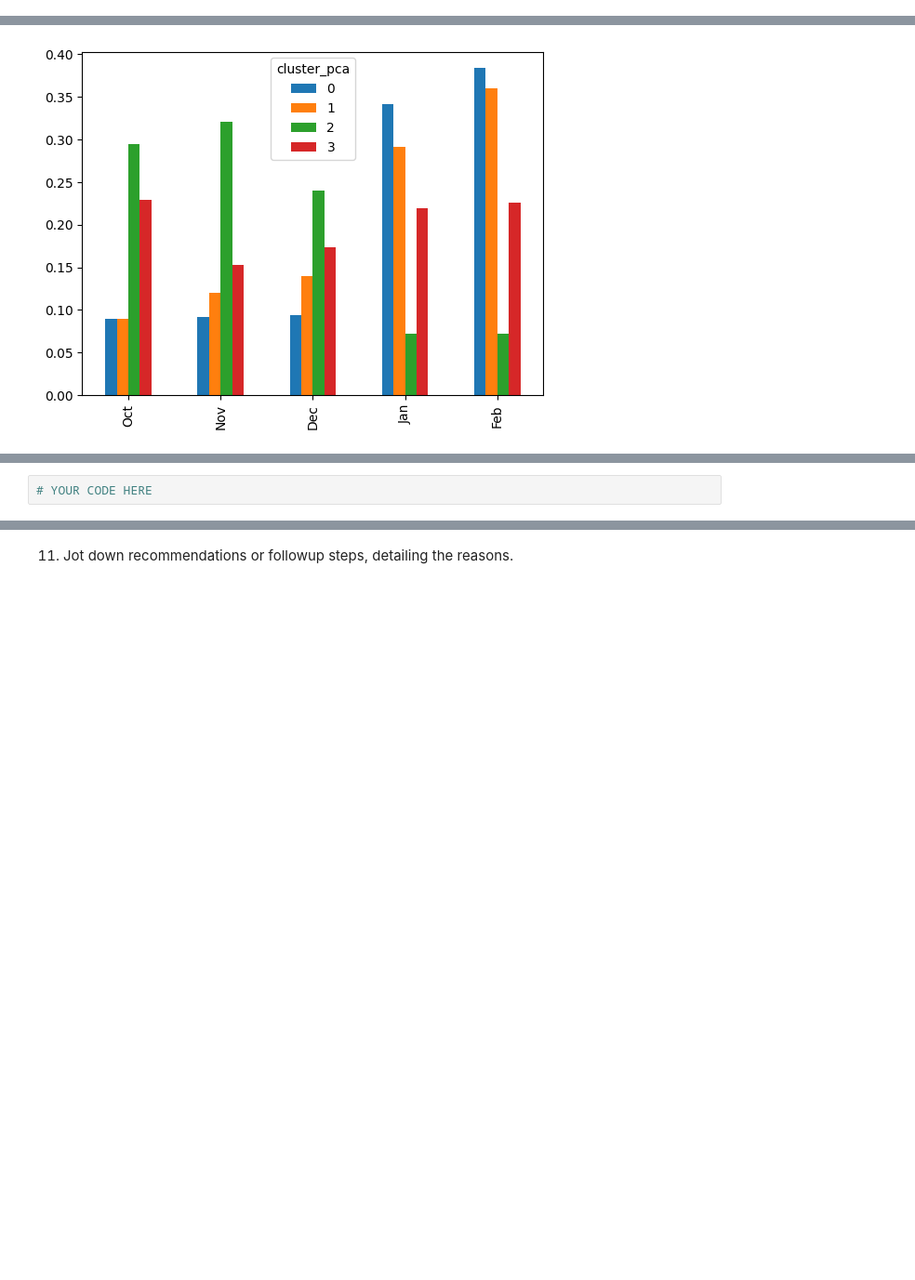
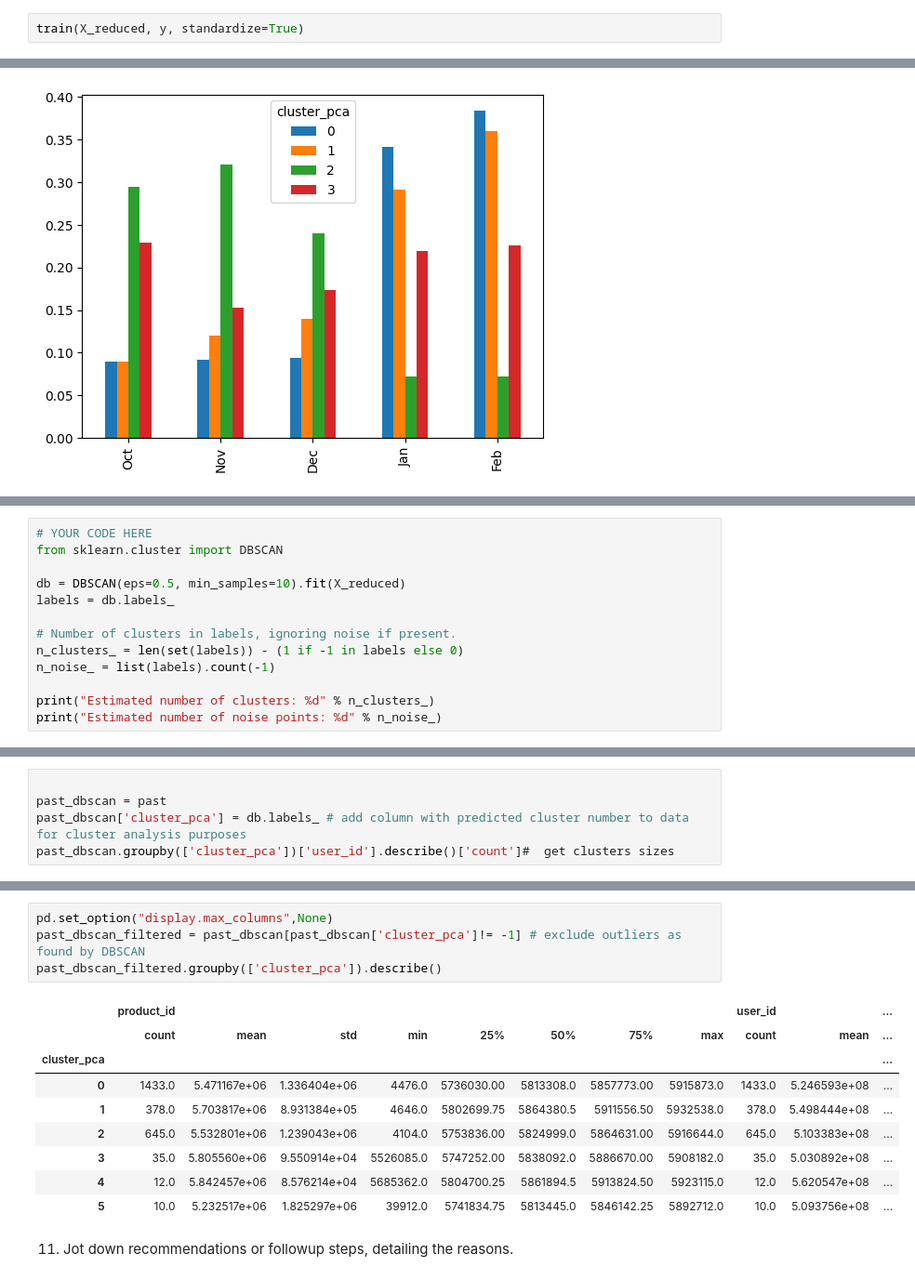
Before and after one commit to MonuSingh16/mle-work, a Jupyter notebook: assignments/week-08-unsupervised-ml/nb/new-product-launch.ipynb, the cells around one changed output, grey strips where cells are left out. Shown at 93% size. Drawn from its saved outputs; the diff is of its cells as text; blank space fills up the shorter version.

```diff
--- a/assignments/week-08-unsupervised-ml/nb/new-product-launch.ipynb
+++ b/assignments/week-08-unsupervised-ml/nb/new-product-launch.ipynb
@@ -224,3 +226,5 @@ train(X,y)
 weighted avg       0.68      0.68      0.68      1000
 # %% [markdown]
 Similarly, apply the pipeline on the reduced / engineered features `X_reduced`. Should you include standardization in the pipeline?
+# %%
+train(X_reduced, y, standardize=True)
@@ -387,2 +408,13 @@ plt_data.plot(kind="bar")
 # %%
 # YOUR CODE HERE
+from sklearn.cluster import DBSCAN
+
+db = DBSCAN(eps=0.5, min_samples=10).fit(X_reduced)
+labels = db.labels_
+
+# Number of clusters in labels, ignoring noise if present.
+n_clusters_ = len(set(labels)) - (1 if -1 in labels else 0)
+n_noise_ = list(labels).count(-1)
+
+print("Estimated number of clusters: %d" % n_clusters_)
+print("Estimated number of noise points: %d" % n_noise_)
@@ -388,0 +424,5 @@ plt_data.plot(kind="bar")
+# %%
+
+past_dbscan = past
+past_dbscan['cluster_pca'] = db.labels_ # add column with predicted cluster number to data for cluster analysis purposes
+past_dbscan.groupby(['cluster_pca'])['user_id'].describe()['count']#  get clusters sizes
@@ -389,2 +439,16 @@ plt_data.plot(kind="bar")
+# %%
+pd.set_option("display.max_columns",None)
+past_dbscan_filtered = past_dbscan[past_dbscan['cluster_pca']!= -1] # exclude outliers as found by DBSCAN
+past_dbscan_filtered.groupby(['cluster_pca']).describe()
+# %% [output]
+|  | product_id |  |  |  |  |  |  |  | user_id |  | ... |
+|  | count | mean | std | min | 25% | 50% | 75% | max | count | mean | ... |
+| cluster_pca |  |  |  |  |  |  |  |  |  |  | ... |
+| 0 | 1433.0 | 5.471167e+06 | 1.336404e+06 | 4476.0 | 5736030.00 | 5813308.0 | 5857773.00 | 5915873.0 | 1433.0 | 5.246593e+08 | ... |
+| 1 | 378.0 | 5.703817e+06 | 8.931384e+05 | 4646.0 | 5802699.75 | 5864380.5 | 5911556.50 | 5932538.0 | 378.0 | 5.498444e+08 | ... |
+| 2 | 645.0 | 5.532801e+06 | 1.239043e+06 | 4104.0 | 5753836.00 | 5824999.0 | 5864631.00 | 5916644.0 | 645.0 | 5.103383e+08 | ... |
+| 3 | 35.0 | 5.805560e+06 | 9.550914e+04 | 5526085.0 | 5747252.00 | 5838092.0 | 5886670.00 | 5908182.0 | 35.0 | 5.030892e+08 | ... |
+| 4 | 12.0 | 5.842457e+06 | 8.576214e+04 | 5685362.0 | 5804700.25 | 5861894.5 | 5913824.50 | 5923115.0 | 12.0 | 5.620547e+08 | ... |
+| 5 | 10.0 | 5.232517e+06 | 1.825297e+06 | 39912.0 | 5741834.75 | 5813445.0 | 5846142.25 | 5892712.0 | 10.0 | 5.093756e+08 | ... |
 # %% [markdown]
 11. Jot down recommendations or followup steps, detailing the reasons.
```
Also changed, not shown: parts of 15 cells of this notebook.
